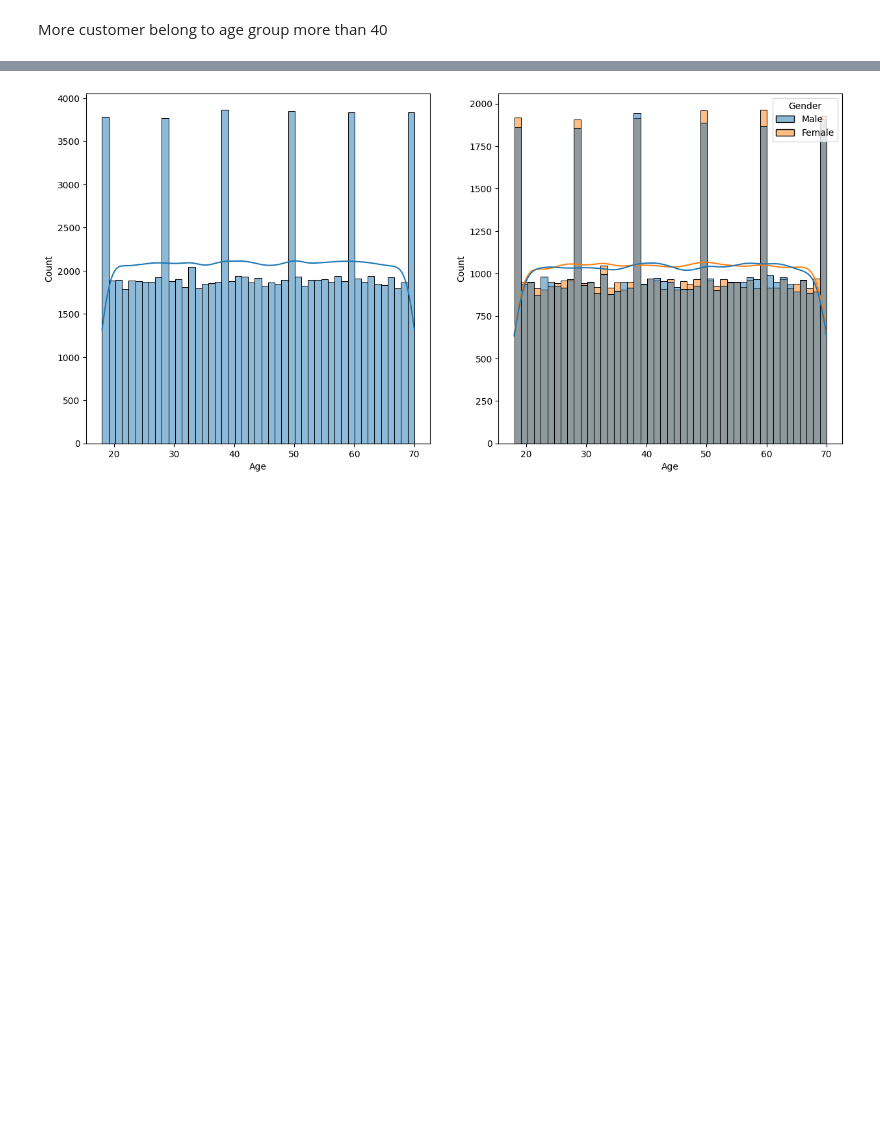
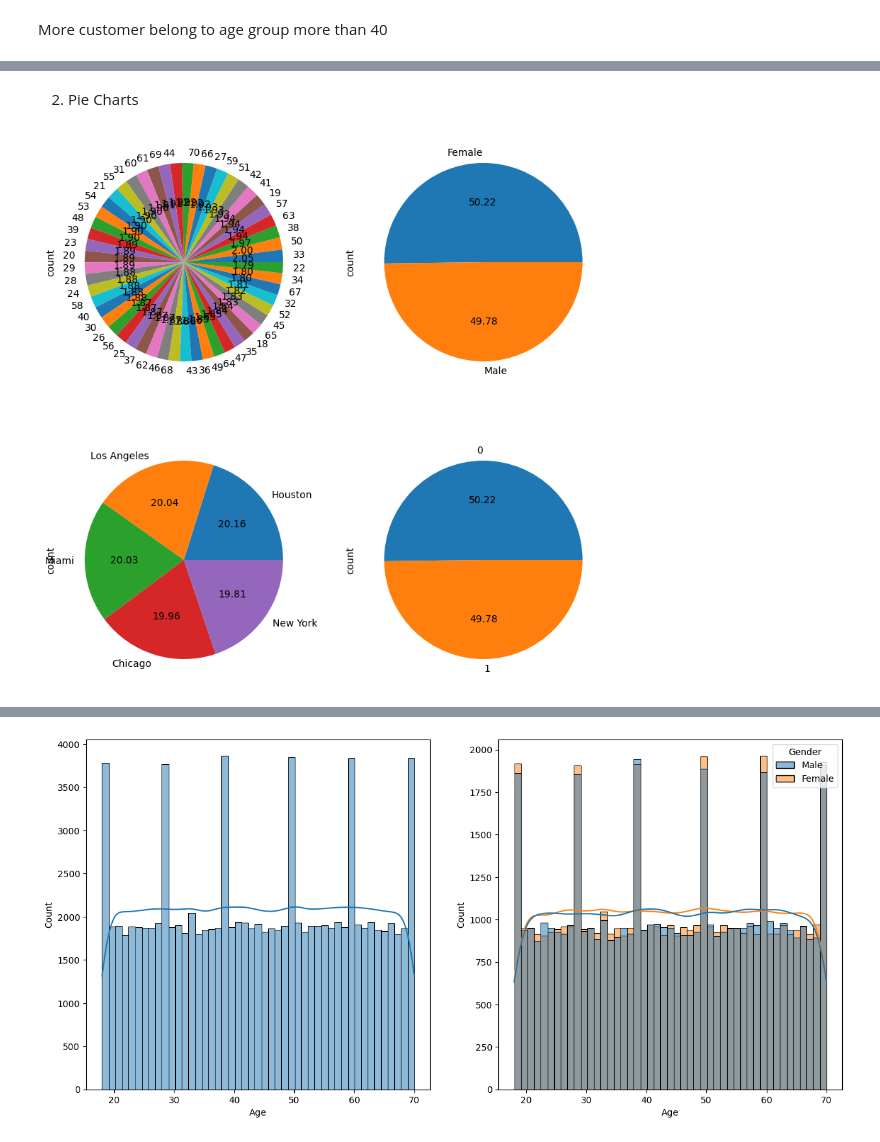
Before and after one commit to ry-aki/Customer-churn-prediction, a Jupyter notebook: notebook/eda.ipynb, the cells around one changed output, grey strips where cells are left out. Cells and saved outputs as stored; diff of their text form; code cells hidden in the pictures; blank space fills up the shorter version.

```diff
--- a/notebook/eda.ipynb
+++ b/notebook/eda.ipynb
@@ -155,0 +194,15 @@ More customer belong to age group more than 40
+# %% [markdown]
+2. Pie Charts
+# %%
+fig, axs = plt.subplots(2, 2, figsize = (10,10))        #The figure has 2 rows, 2 columns and size 15x15
+plt.subplot(2,2,1)                                      #The figure has 2 rows, 2 columns and it is the first plot
+df['Age'].value_counts().plot(kind="pie", autopct="%.2f")
+plt.subplot(2,2,2)
+df['Gender'].value_counts().plot(kind="pie", autopct="%.2f")
+plt.subplot(2,2,3)
+df['Location'].value_counts().plot(kind = "pie", autopct = "%.2f")
+plt.subplot(2,2,4)
+df['Churn'].value_counts().plot(kind = 'pie', autopct = '%.2f')
+plt.show()
+# %% [output]
+[figure, added]
```
Also changed, not shown: parts of 37 cells of this notebook, 1 other file.
